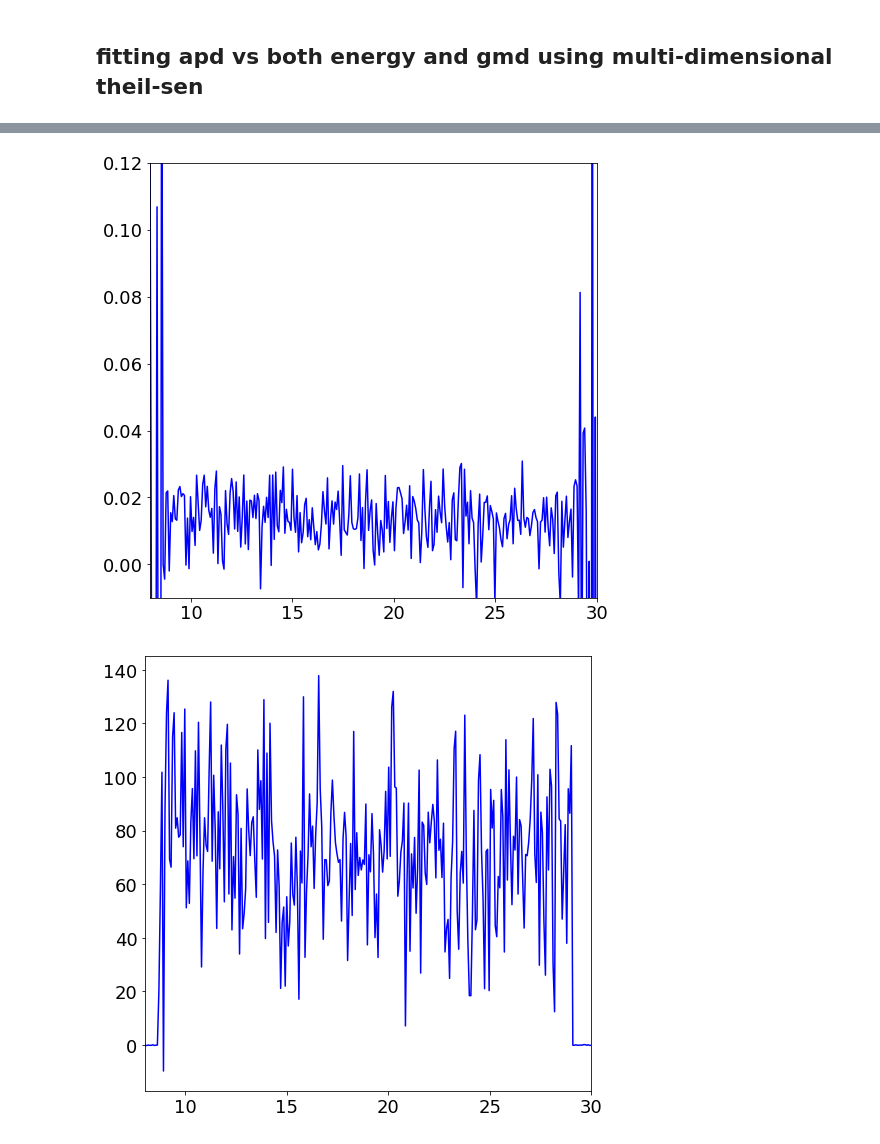
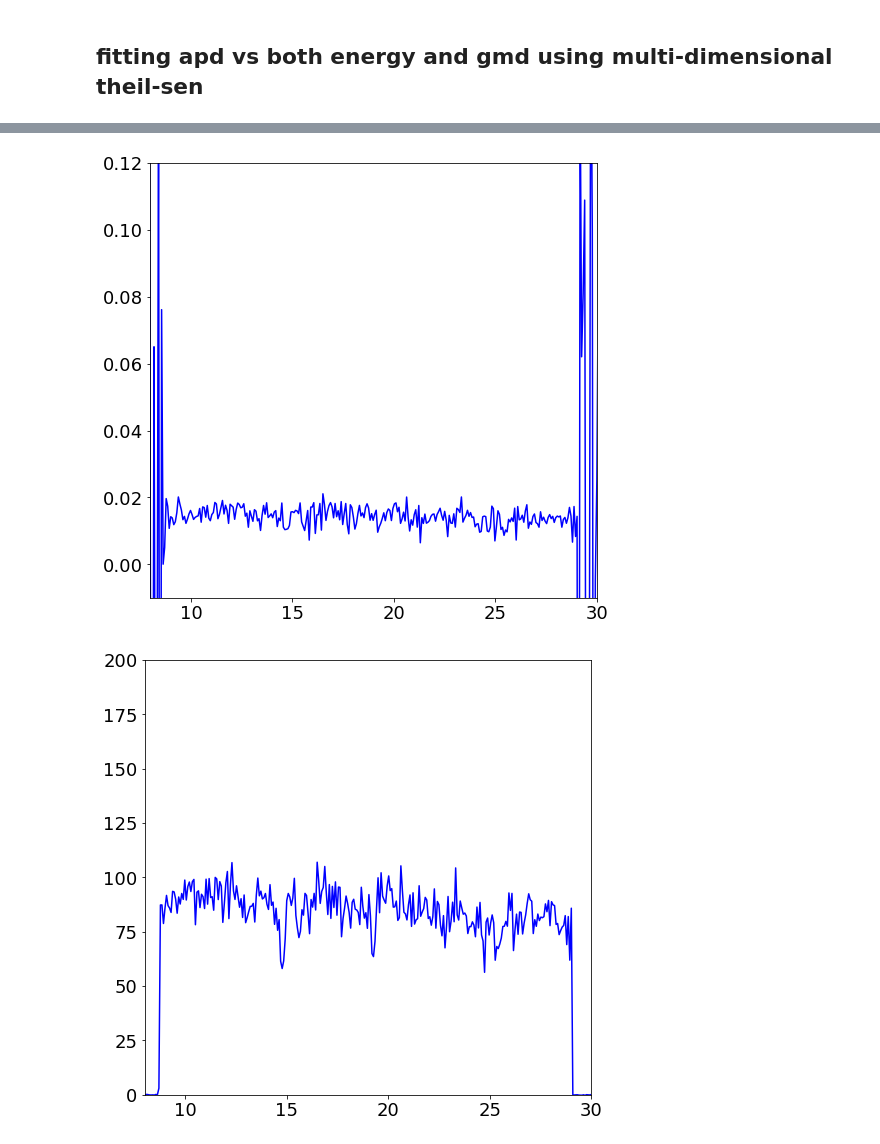
Before and after one commit to sioan/softXRayDataAndControls, a Jupyter notebook: experimentSpecificFiles/sxri0414/for_pub/regression_approach_run60-delay.ipynb, the cells around one changed output, grey strips where cells are left out. Saved outputs shown, nothing was run; the diff lists cells and outputs as text; code cells hidden in the pictures.

```diff
--- a/experimentSpecificFiles/sxri0414/for_pub/regression_approach_run60-delay.ipynb
+++ b/experimentSpecificFiles/sxri0414/for_pub/regression_approach_run60-delay.ipynb
@@ -224,7 +224,7 @@ show()
 energy_x_product = (energy-mean(energy))*(x-mean(x))
 energy2_x_product = (energy-mean(energy))**2*(x-mean(x))
 fee_energy_gmd_product = (fee-mean(fee))*(x-mean(x))*(energy-mean(energy))
-temp_array = array([ones(len(x)),x,energy,energy_x_product,energy2_x_product,x**2]).transpose()
+temp_array = array([ones(len(x)),x,energy,energy_x_product]).transpose()
 pseudo_inv = dot(inv(dot(temp_array.transpose(),temp_array)),array(temp_array).transpose())
 beta = dot(pseudo_inv,y-mean(y))
 # %%
@@ -385,7 +385,7 @@ show()
 # %% [markdown]
 ## fitting apd vs both energy and gmd using RANSAC
 # %%
-X_m = array([x,energy,(x-mean(x))*(energy-mean(energy)),x**2]).transpose()
+X_m = array([x,energy,(x-mean(x))*(energy-mean(energy))]).transpose()
 # %%
 X_m.shape
 # %% [output]
@@ -436,7 +436,7 @@ def get_theilsen(i):
         estimator =  TheilSenRegressor()
         estimator.fit(X_m[temp_mask],y[temp_mask])
     except:
-        estimator.fit(rand(100,4),rand(100))
+        estimator.fit(rand(100,3),rand(100))
 
     return estimator
 # %%
@@ -456,14 +456,14 @@ xlim(8,30)
 ylim(-0.01,0.12)
 show()
 # %% [output]
-[figure, old version]
+[figure, new version]
 # %%
 plot(my_bins[:-1][::-1],pump_probe_trace_coef[:,2])
 xlim(8,30)
-#ylim(-0.01,0.02)
+ylim(0,200)
 show()
 # %% [output]
-[figure, old version]
+[figure, new version]
 # %%
 intercepts = array([pump_probe_trace[i].intercept_ for i in arange(len(pump_probe_trace))])
 # %%
```
Also changed, not shown: parts of 12 cells of this notebook.
